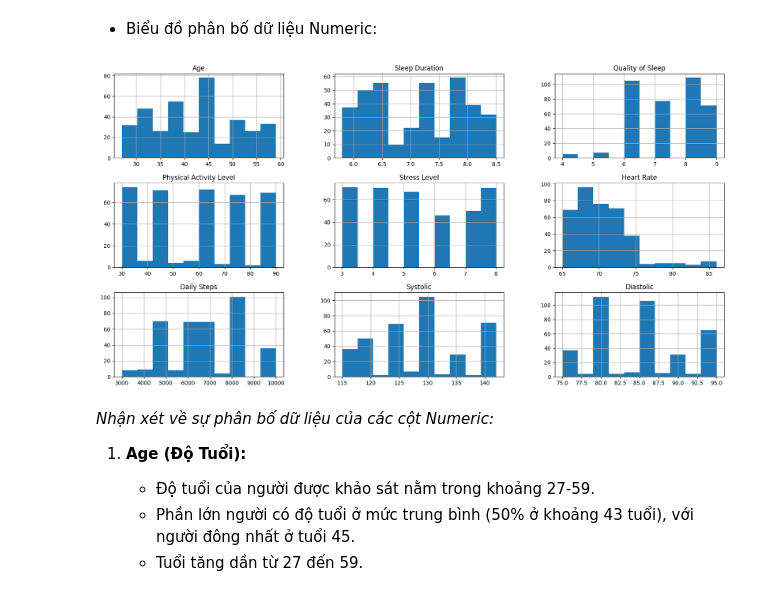
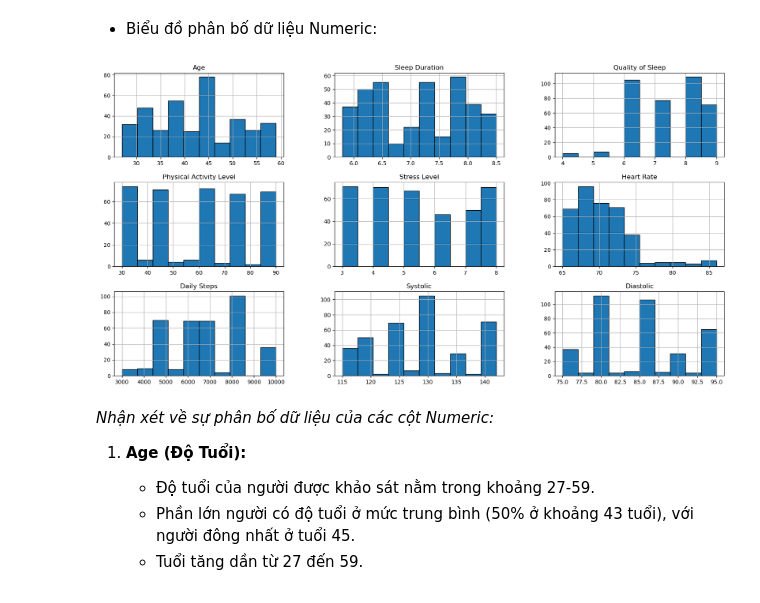
Before and after one commit to khiemnguyen812/Final_Prj_CSC17104_21KHDL1, a Jupyter notebook: Notebook.ipynb, the cells around one changed output. Saved outputs shown, nothing was run; the diff lists cells and outputs as text; code cells hidden in the pictures.

```diff
--- a/Notebook.ipynb
+++ b/Notebook.ipynb
@@ -82,9 +83,6 @@ is_duplicated = df.duplicated().all()
 print("Dữ liệu có duplicate? :", is_duplicated)
 # %% [output]
 Dữ liệu có duplicate? : False
-# %%
-# TODO: Nếu có duplicate thì loại bỏ nó
-df = df.drop_duplicates()
 # %% [markdown]
 ### 4.3. Khám phá cột
 
@@ -228,10 +226,11 @@ numeric_col_profile
 # %%
 # TODO: In ra biểu đồ cột phân bố dữ liệu Numeric dựa vào 'numeric_col_profile'
 
-numeric_columns.hist(bins=10, figsize=(20,10))
+numeric_columns.hist(bins=10, figsize=(20,10), edgecolor='black')
+
 plt.show()
 # %% [output]
-[figure, old version]
+[figure, new version]
 # %% [markdown]
 *Nhận xét về sự phân bố dữ liệu của các cột Numeric:*
 1. **Age (Độ Tuổi):**
```
Also changed, not shown: parts of 9 cells of this notebook.
